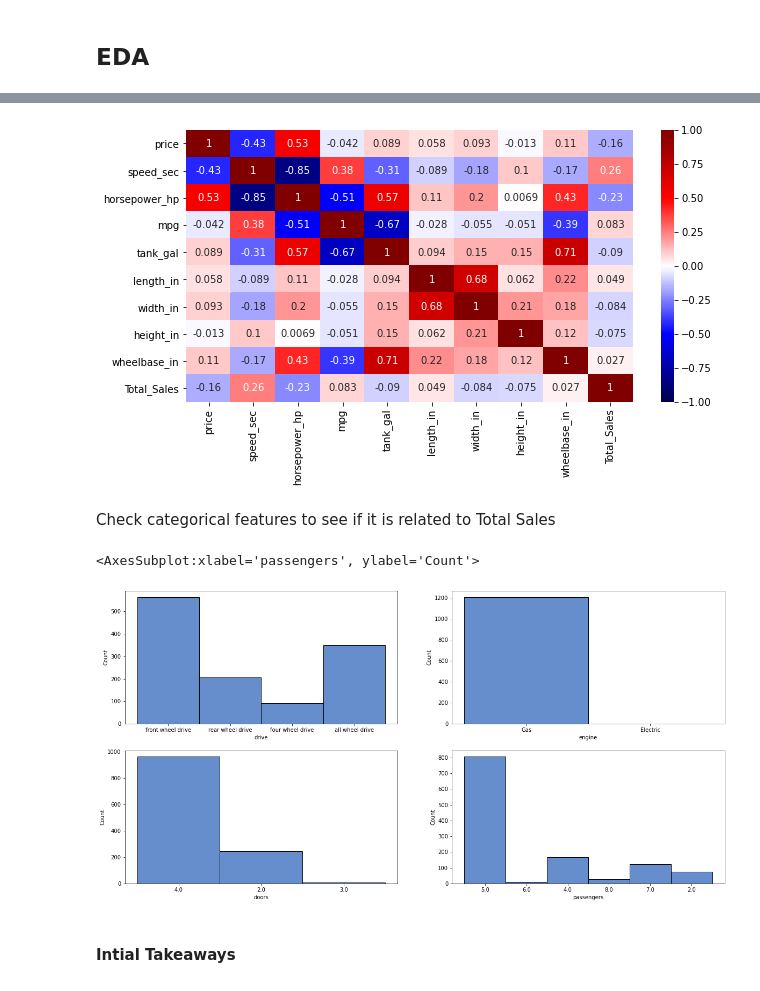
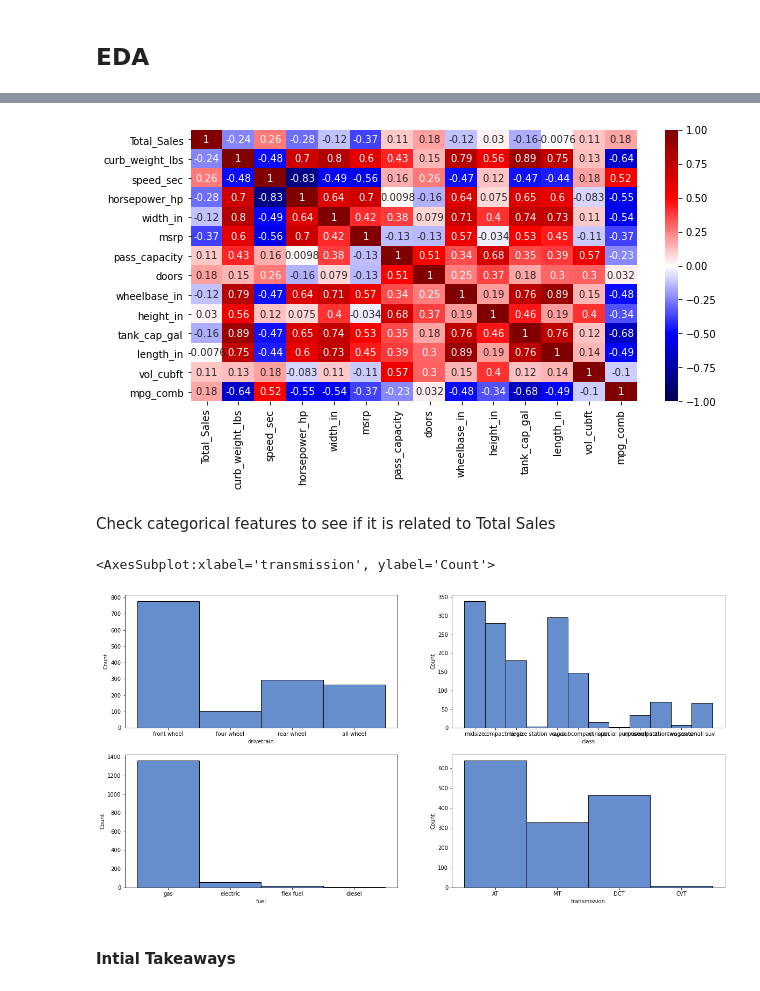
Before and after one commit to racheldilley1/car-sales-predictor, a Jupyter notebook: Notebooks/EDA & Modeling Workbook.ipynb, the cells around one changed output, grey strips where cells are left out. Cells and saved outputs as stored; diff of their text form; code cells hidden in the pictures.

Commit message:
add final model and update readme with new scores

```diff
--- a/Notebooks/EDA & Modeling Workbook.ipynb
+++ b/Notebooks/EDA & Modeling Workbook.ipynb
@@ -358,10 +358,12 @@ def scaled_lasso_cv(folds, alpha_start, alpha_end, alpha_step, X_train, y_train,
 # %% [markdown]
 ### Load Data
 # %%
-df = pd.read_pickle('../data/model_spec_sales_df.pkl')
+df = pd.read_csv('../Data/full_model_spec_sales_df_cleaned.csv')
 
-df1 = df.loc[:,['Model','Class', 'doors', 'passengers','price', 'speed_sec', 'horsepower_hp', 'drive', 'mpg', 'engine', 'tank_gal',
-                'length_in', 'width_in','height_in', 'wheelbase_in', 'Total_Sales']]
+# df1 = df.loc[:,['Model','Class', 'doors', 'passengers','price', 'speed_sec', 'horsepower_hp', 'drive', 'mpg', 'engine', 'tank_gal',
+#                 'length_in', 'width_in','height_in', 'wheelbase_in', 'Total_Sales']]
+drop_cols = ['Unnamed: 0',  'Year', 'cleaned_name']
+df1 = df.drop(drop_cols, axis=1)
 df1 = df1.dropna() #drop rows with null values
 df1.info() #check for no null values
 # %% [output]
@@ -398,28 +398,28 @@ sns.pairplot(df1)
 plt.figure(figsize=(10,5))
 sns.heatmap(df1.corr(), cmap="seismic", annot=True, vmin=-1, vmax=1);
 # %% [output]
-[figure, old version]
+[figure, new version]
 # %% [markdown]
 Check categorical features to see if it is related to Total Sales
 # %%
 # Create 2x2 sub plots
 gs = gridspec.GridSpec(2, 2, wspace=0.2)
 plt.figure(figsize=(20,10))
 
 ax = plt.subplot(gs[0, 0]) # row 0, col 0
-sns.histplot(x=df1['drive'], color = '#3468bc')
+sns.histplot(x=df1['drivetrain'], color = '#3468bc')
 
 ax = plt.subplot(gs[0, 1]) # row 0, col 1
-sns.histplot(x=df1['engine'], color = '#3468bc')
+sns.histplot(x=df1['class'], color = '#3468bc')
 
 ax = plt.subplot(gs[1, 0]) # row 0, col 3
-sns.histplot(x=df1['doors'], color = '#3468bc')
+sns.histplot(x=df1['fuel'], color = '#3468bc')
 
 ax = plt.subplot(gs[1, 1]) # row 0, col 3
-sns.histplot(x=df1['passengers'], color = '#3468bc')
+sns.histplot(x=df1['transmission'], color = '#3468bc')
 # %% [output]
-<AxesSubplot:xlabel='passengers', ylabel='Count'>
+<AxesSubplot:xlabel='transmission', ylabel='Count'>
-[figure, old version]
+[figure, new version]
 # %% [markdown]
 #### Intial Takeaways
 # %% [markdown]
```
Also changed, not shown: parts of 50 cells of this notebook, 4 other files.
